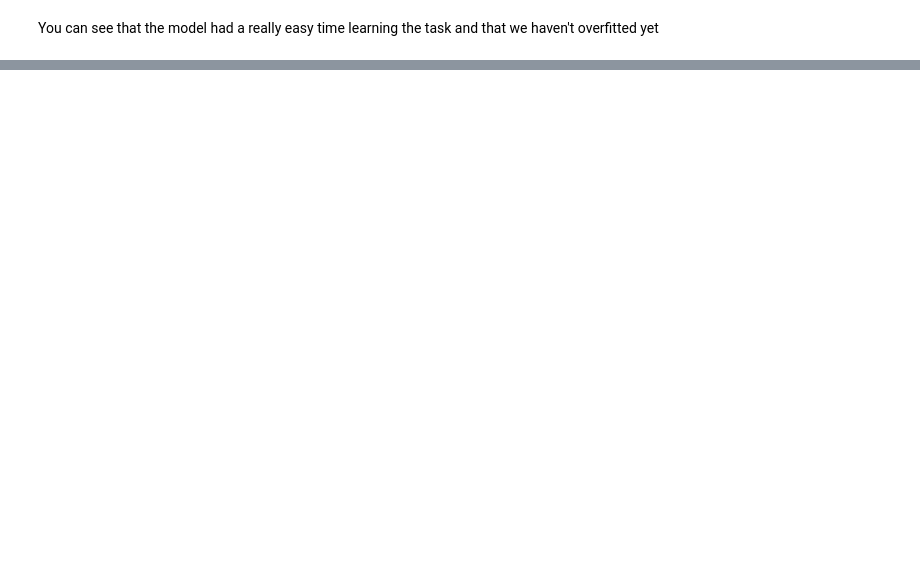
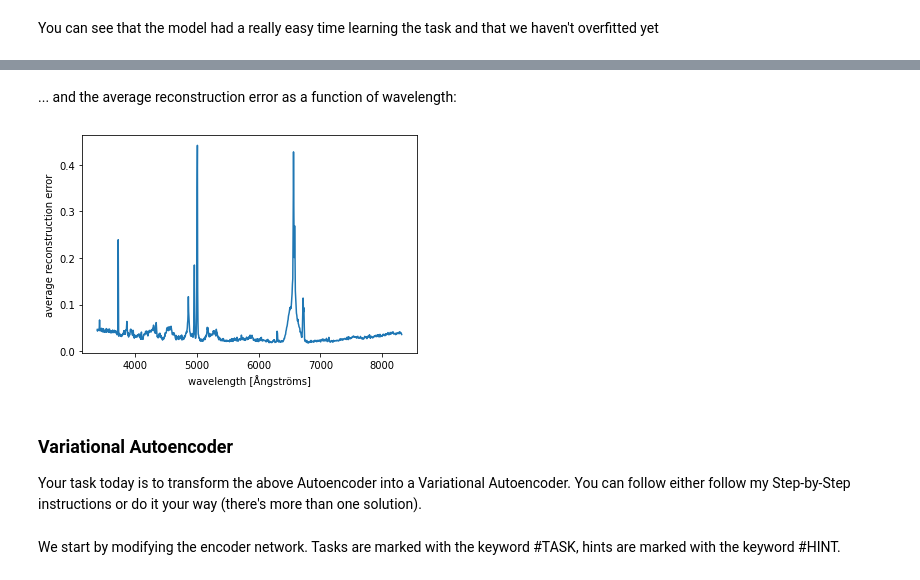
Before and after one commit to VMBoehm/ML_Lectures, a Jupyter notebook: IntroductionToVariationalAutoencoders_solutions.ipynb, the cells around one changed output, grey strips where cells are left out. Drawn from its saved outputs; the diff is of its cells as text; code cells hidden in the pictures; blank space fills up the shorter version.

```diff
--- a/IntroductionToVariationalAutoencoders_solutions.ipynb
+++ b/IntroductionToVariationalAutoencoders_solutions.ipynb
@@ -359,2 +364,0 @@ Now, let's look at the reconstructions:
-# %%
-for X in dataloader
@@ -520,0 +393,22 @@ plt.show()
+# %% [markdown]
+... and the average reconstruction error as a function of wavelength:
+# %%
+avg_loss  = 0
+with torch.no_grad():
+    for X in test_dataloader:
+        pred = AE(X)
+        avg_loss+=np.mean((pred.cpu().numpy()-X.cpu().numpy())**2,axis=0)/(len(test_data)//BATCHSIZE_TEST)
+
+plt.figure()
+plt.plot(wl,np.sqrt(avg_loss))
+plt.ylabel('average reconstruction error')
+plt.xlabel('wavelength [Ångströms]')
+plt.show()
+# %% [output]
+[figure, added]
+# %% [markdown]
+### **Variational Autoencoder**
+
+Your task today is to transform the above Autoencoder into a Variational Autoencoder. You can follow either follow my Step-by-Step instructions or do it your way (there's more than one solution).
+# %% [markdown]
+We start by modifying the encoder network. Tasks are marked with the keyword #TASK, hints are marked with the keyword #HINT.
```
Also changed, not shown: parts of 51 cells of this notebook.
